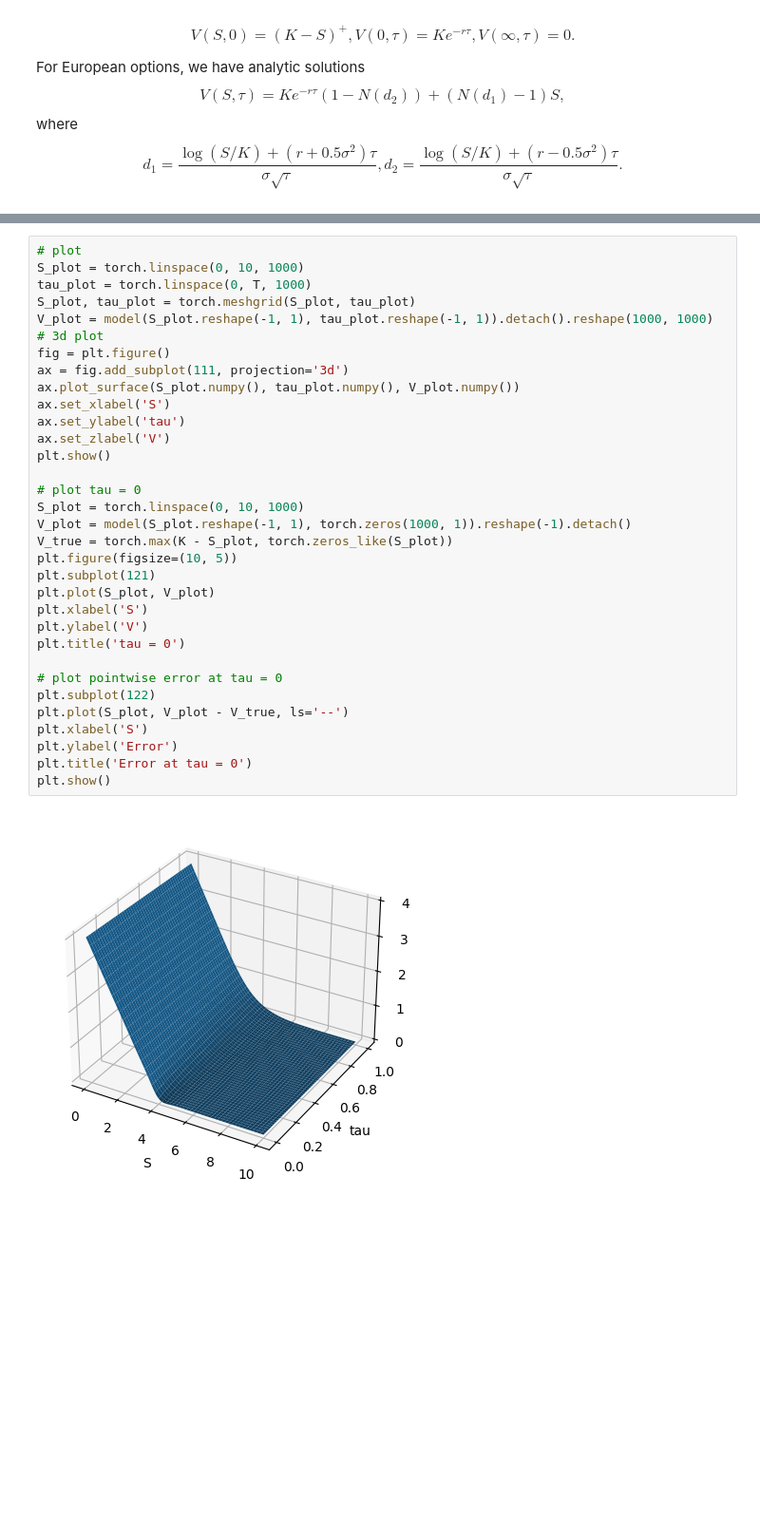
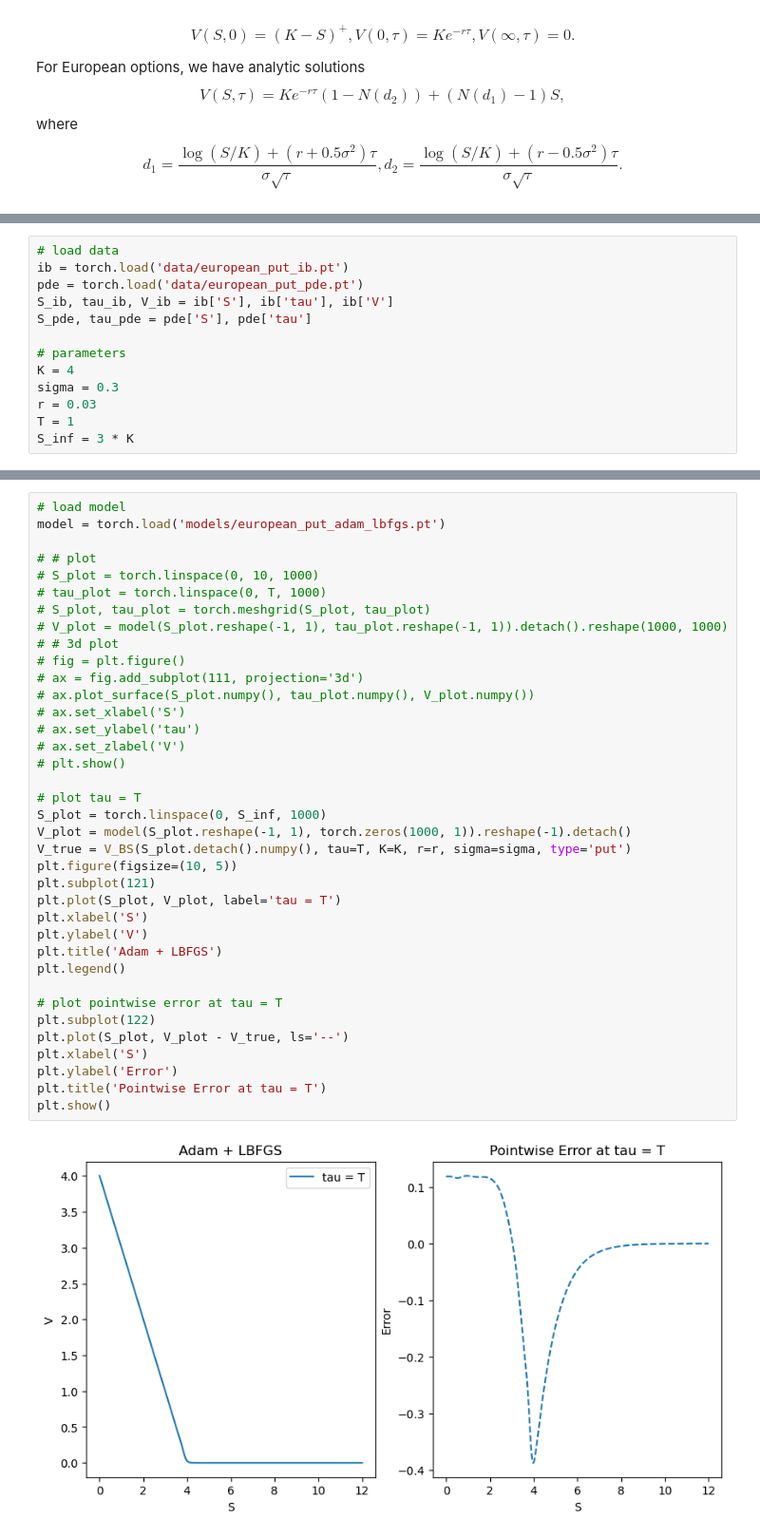
Before and after one commit to liyiyan128/Option-Pricing-Using-Physics-Informed-Neural-Networks, a Jupyter notebook: PINN_example.ipynb, the cells around one changed output, grey strips where cells are left out. Shown: that part at 95% size. Drawn from its saved outputs; the diff is of its cells as text; blank space fills up the shorter version.

```diff
--- a/PINN_example.ipynb
+++ b/PINN_example.ipynb
@@ -185,3 +25,16 @@ tau_pde.requires_grad = True
+# %%
+# load data
+ib = torch.load('data/european_put_ib.pt')
+pde = torch.load('data/european_put_pde.pt')
+S_ib, tau_ib, V_ib = ib['S'], ib['tau'], ib['V']
+S_pde, tau_pde = pde['S'], pde['tau']
+
+# parameters
+K = 4
+sigma = 0.3
+r = 0.03
+T = 1
+S_inf = 3 * K
 # %%
 nn = torch.nn.Sequential(
     torch.nn.Linear(2, 20),
@@ -232,35 +75,39 @@ Data Loss: 0.0
 # %%
-# plot
-S_plot = torch.linspace(0, 10, 1000)
-tau_plot = torch.linspace(0, T, 1000)
-S_plot, tau_plot = torch.meshgrid(S_plot, tau_plot)
-V_plot = model(S_plot.reshape(-1, 1), tau_plot.reshape(-1, 1)).detach().reshape(1000, 1000)
-# 3d plot
-fig = plt.figure()
-ax = fig.add_subplot(111, projection='3d')
-ax.plot_surface(S_plot.numpy(), tau_plot.numpy(), V_plot.numpy())
-ax.set_xlabel('S')
-ax.set_ylabel('tau')
-ax.set_zlabel('V')
-plt.show()
+# load model
+model = torch.load('models/european_put_adam_lbfgs.pt')
 
-# plot tau = 0
-S_plot = torch.linspace(0, 10, 1000)
+# # plot
+# S_plot = torch.linspace(0, 10, 1000)
+# tau_plot = torch.linspace(0, T, 1000)
+# S_plot, tau_plot = torch.meshgrid(S_plot, tau_plot)
+# V_plot = model(S_plot.reshape(-1, 1), tau_plot.reshape(-1, 1)).detach().reshape(1000, 1000)
+# # 3d plot
+# fig = plt.figure()
+# ax = fig.add_subplot(111, projection='3d')
+# ax.plot_surface(S_plot.numpy(), tau_plot.numpy(), V_plot.numpy())
+# ax.set_xlabel('S')
+# ax.set_ylabel('tau')
+# ax.set_zlabel('V')
+# plt.show()
+
+# plot tau = T
+S_plot = torch.linspace(0, S_inf, 1000)
 V_plot = model(S_plot.reshape(-1, 1), torch.zeros(1000, 1)).reshape(-1).detach()
-V_true = torch.max(K - S_plot, torch.zeros_like(S_plot))
+V_true = V_BS(S_plot.detach().numpy(), tau=T, K=K, r=r, sigma=sigma, type='put')
 plt.figure(figsize=(10, 5))
 plt.subplot(121)
-plt.plot(S_plot, V_plot)
+plt.plot(S_plot, V_plot, label='tau = T')
 plt.xlabel('S')
 plt.ylabel('V')
-plt.title('tau = 0')
+plt.title('Adam + LBFGS')
+plt.legend()
 
-# plot pointwise error at tau = 0
+# plot pointwise error at tau = T
 plt.subplot(122)
 plt.plot(S_plot, V_plot - V_true, ls='--')
 plt.xlabel('S')
 plt.ylabel('Error')
-plt.title('Error at tau = 0')
+plt.title('Pointwise Error at tau = T')
 plt.show()
 # %% [output]
-[figure, old version]
+[figure, new version]
```
Also changed, not shown: parts of 10 cells of this notebook.
